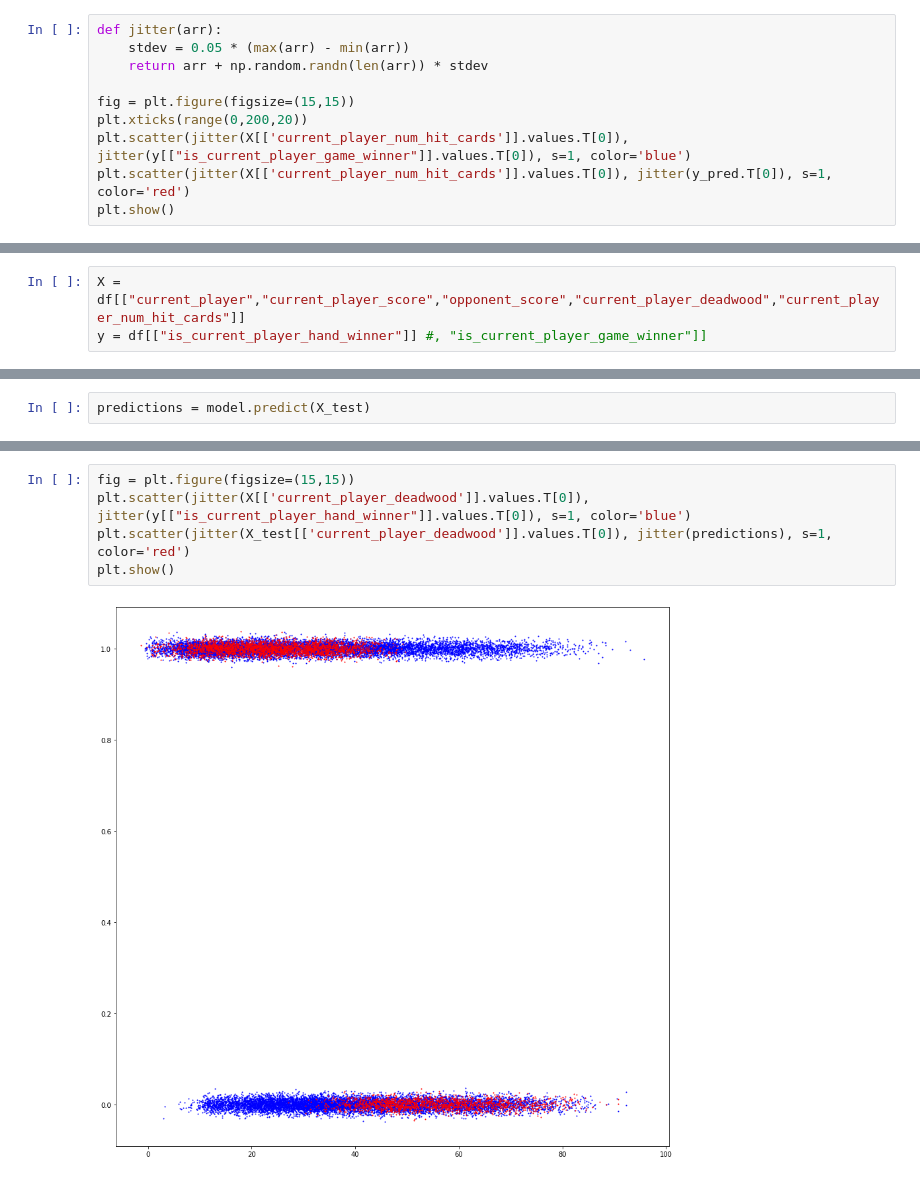
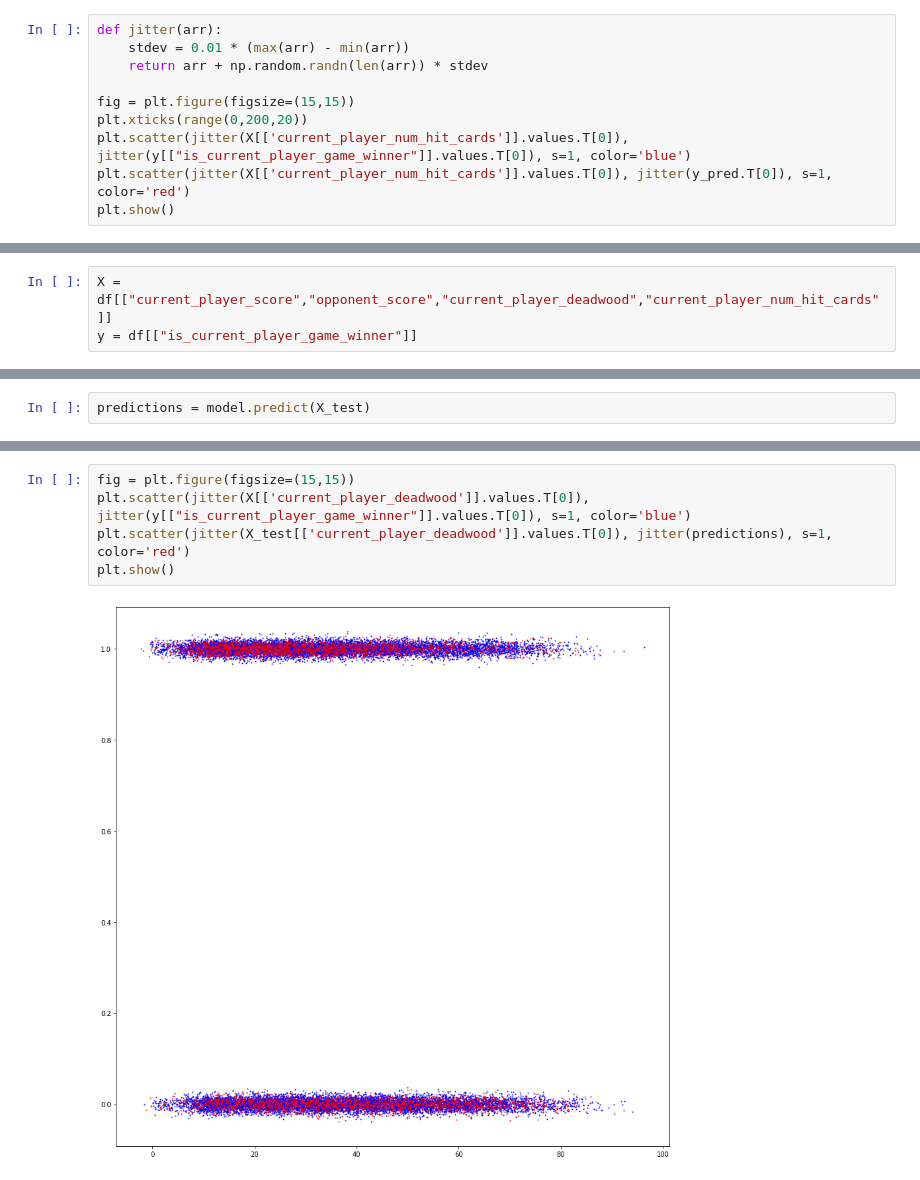
Before and after one commit to PeterEFrancis/gin-rummy-AI, a Jupyter notebook: python/alpha.ipynb, the cells around one changed output, grey strips where cells are left out. Cells and saved outputs as stored; diff of their text form.

```diff
--- a/python/alpha.ipynb
+++ b/python/alpha.ipynb
@@ -63,6 +71,6 @@ plt.show()
 # %%
 def jitter(arr):
-    stdev = 0.05 * (max(arr) - min(arr))
+    stdev = 0.01 * (max(arr) - min(arr))
     return arr + np.random.randn(len(arr)) * stdev
 
 fig = plt.figure(figsize=(15,15))
@@ -75,8 +83,8 @@ plt.show()
 # %% [markdown]
 # logistic
 # %%
-X = df[["current_player","current_player_score","opponent_score","current_player_deadwood","current_player_num_hit_cards"]]
-y = df[["is_current_player_hand_winner"]] #, "is_current_player_game_winner"]]
+X = df[["current_player_score","opponent_score","current_player_deadwood","current_player_num_hit_cards"]]
+y = df[["is_current_player_game_winner"]]
 # %%
 X_train,X_test,y_train,y_test = train_test_split(X,y,test_size=0.25,random_state=0)
 # %%
@@ -101,7 +109,7 @@ plt.show()
 # %%
 fig = plt.figure(figsize=(15,15))
-plt.scatter(jitter(X[['current_player_deadwood']].values.T[0]), jitter(y[["is_current_player_hand_winner"]].values.T[0]), s=1, color='blue')
+plt.scatter(jitter(X[['current_player_deadwood']].values.T[0]), jitter(y[["is_current_player_game_winner"]].values.T[0]), s=1, color='blue')
 plt.scatter(jitter(X_test[['current_player_deadwood']].values.T[0]), jitter(predictions), s=1, color='red')
 plt.show()
 # %% [output]
-[figure, old version]
+[figure, new version]
```
Also changed, not shown: parts of 10 cells of this notebook, 14 other files.
